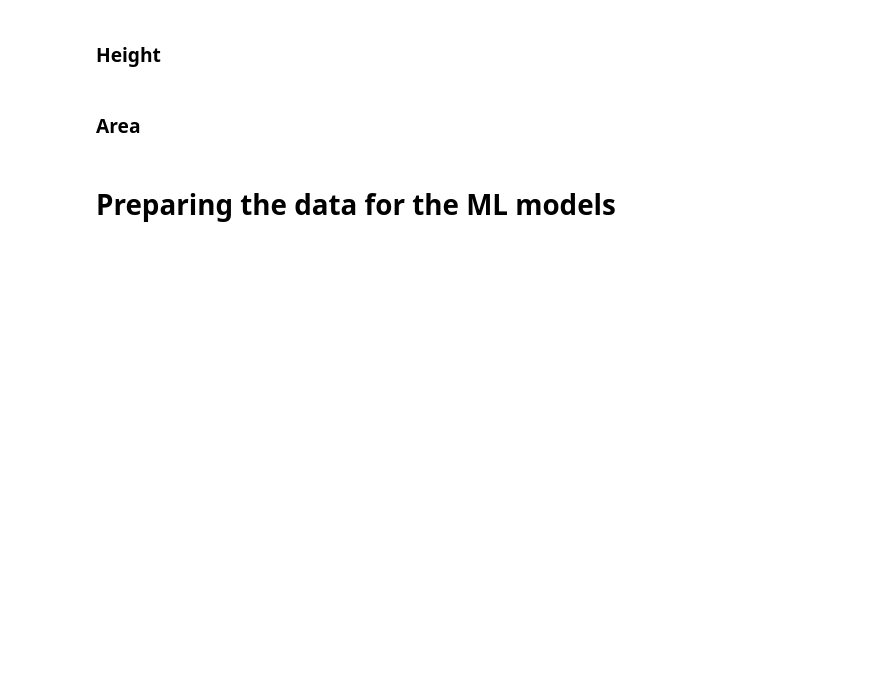
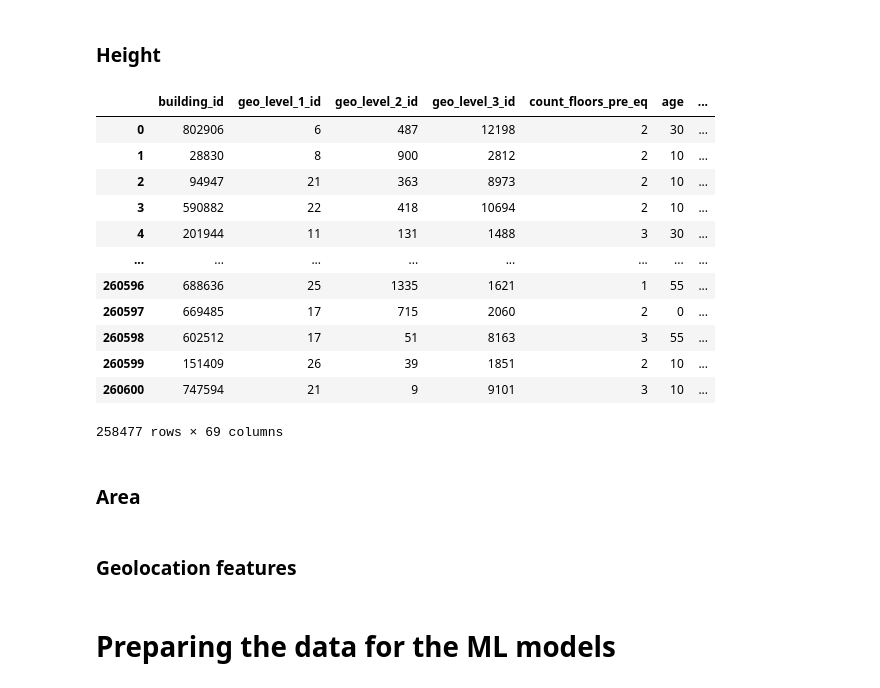
Before and after one commit to belulali/earthquake, a Jupyter notebook: Earthquake.ipynb, the cells around one changed output. Cells and saved outputs as stored; diff of their text form; code cells hidden in the pictures; blank space fills up the shorter version.

```diff
--- a/Earthquake.ipynb
+++ b/Earthquake.ipynb
@@ -131,10 +193,26 @@ extended_train_features.age = train_age_scaled
 # %%
 # Normalize heigth data
 
 scaler2 = MinMaxScaler()
 train_hieght_scaled = scaler2.fit_transform(np.array(extended_train_features.iloc[:, 7]).reshape(-1,1))
 
 extended_train_features.height_percentage = train_hieght_scaled
+
+extended_train_features
+# %% [output]
+|  | building_id | geo_level_1_id | geo_level_2_id | geo_level_3_id | count_floors_pre_eq | age | ... |
+| 0 | 802906 | 6 | 487 | 12198 | 2 | 30 | ... |
+| 1 | 28830 | 8 | 900 | 2812 | 2 | 10 | ... |
+| 2 | 94947 | 21 | 363 | 8973 | 2 | 10 | ... |
+| 3 | 590882 | 22 | 418 | 10694 | 2 | 10 | ... |
+| 4 | 201944 | 11 | 131 | 1488 | 3 | 30 | ... |
+| ... | ... | ... | ... | ... | ... | ... | ... |
+| 260596 | 688636 | 25 | 1335 | 1621 | 1 | 55 | ... |
+| 260597 | 669485 | 17 | 715 | 2060 | 2 | 0 | ... |
+| 260598 | 602512 | 17 | 51 | 8163 | 3 | 55 | ... |
+| 260599 | 151409 | 26 | 39 | 1851 | 2 | 10 | ... |
+| 260600 | 747594 | 21 | 9 | 9101 | 3 | 10 | ... |
+258477 rows × 69 columns
 # %% [markdown]
 ### Area
 # %%
@@ -144,3 +222,5 @@ scaler3 = MinMaxScaler()
 train_area_scaled = scaler3.fit_transform(np.array(extended_train_features.iloc[:, 6]).reshape(-1,1))
 
 extended_train_features.area_percentage = train_hieght_scaled
+# %% [markdown]
+### Geolocation  features
```
Also changed, not shown: parts of 11 cells of this notebook.
